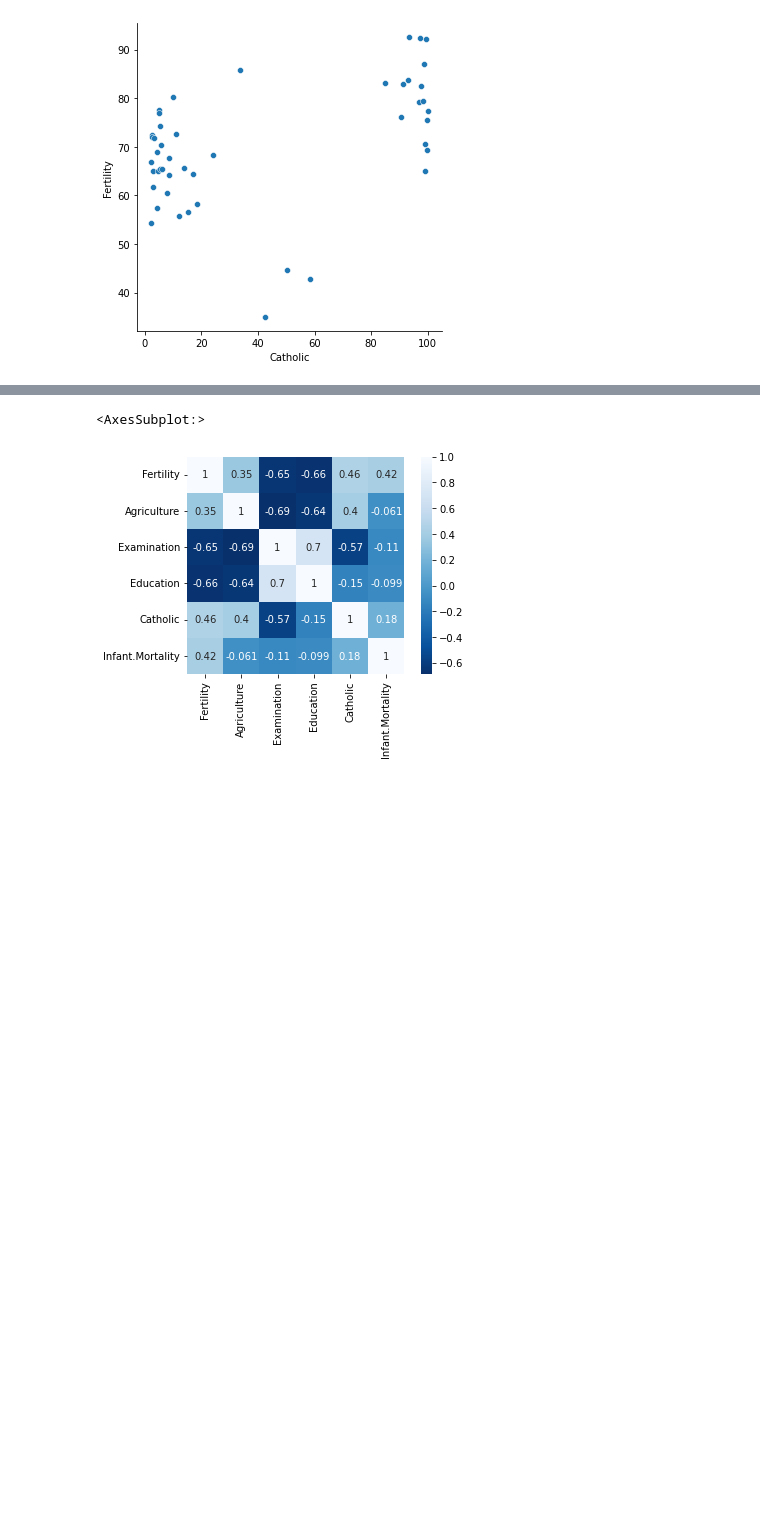
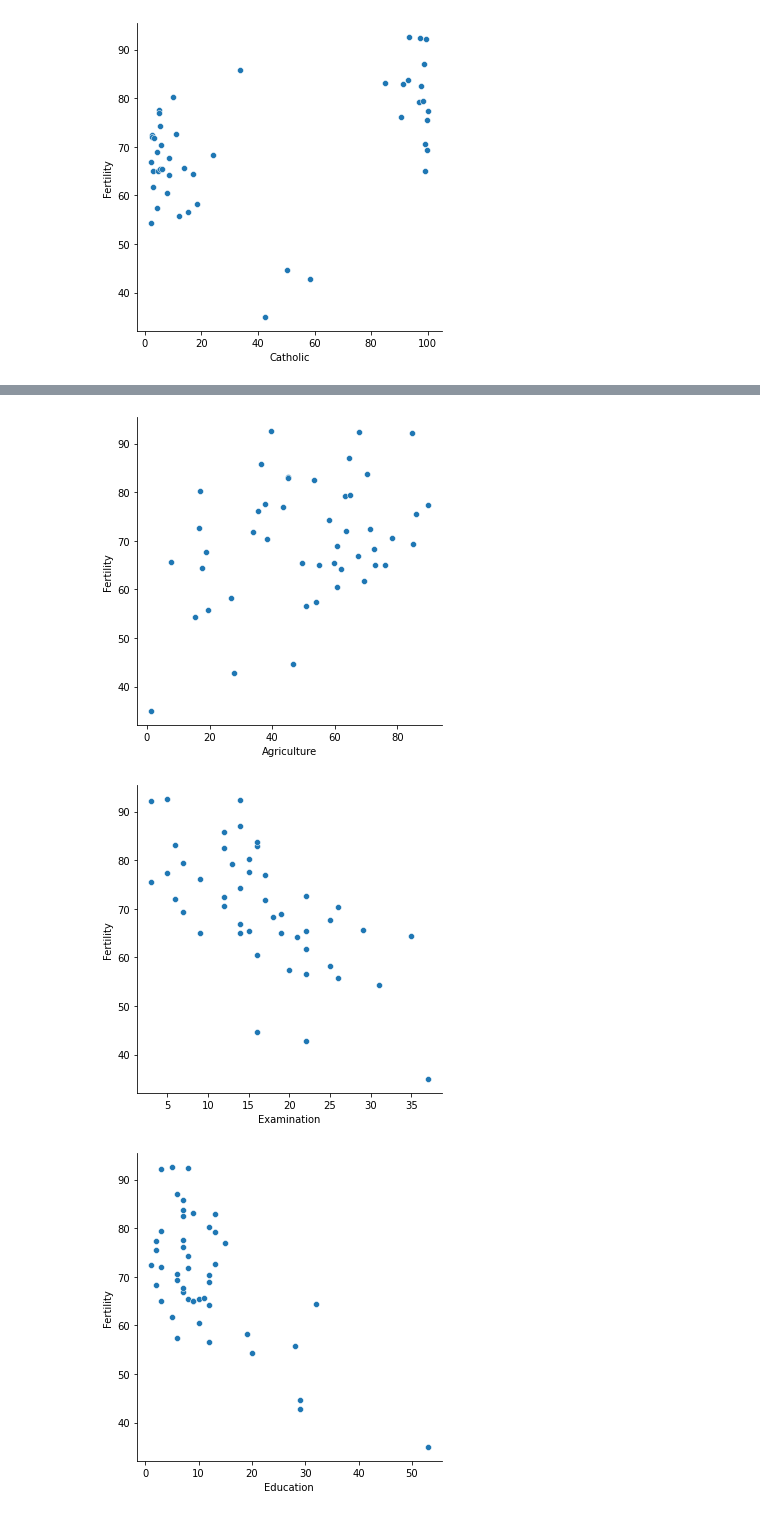
Before and after one commit to Chenchen070/numpy-pandas-visualization-exercises, a Jupyter notebook: seaborn_exercises.ipynb, the cells around one changed output, grey strips where cells are left out. Saved outputs shown, nothing was run; the diff lists cells and outputs as text; code cells hidden in the pictures; blank space fills up the shorter version.

```diff
--- a/seaborn_exercises.ipynb
+++ b/seaborn_exercises.ipynb
@@ -234,5 +269,9 @@ correlation_swiss
 # %%
-sns.heatmap(correlation_swiss, cmap = 'Blues_r', annot = True, square = True)
+# We can also make individual plots
+
+for col in swiss.columns[1:-1]:
+    sns.relplot(data = swiss, y = 'Fertility', x = col)
 # %% [output]
-<AxesSubplot:>
-[figure, old version]
+[figure, new version]
+[figure, added]
+[figure, added]
```
Also changed, not shown: parts of 37 cells of this notebook.
